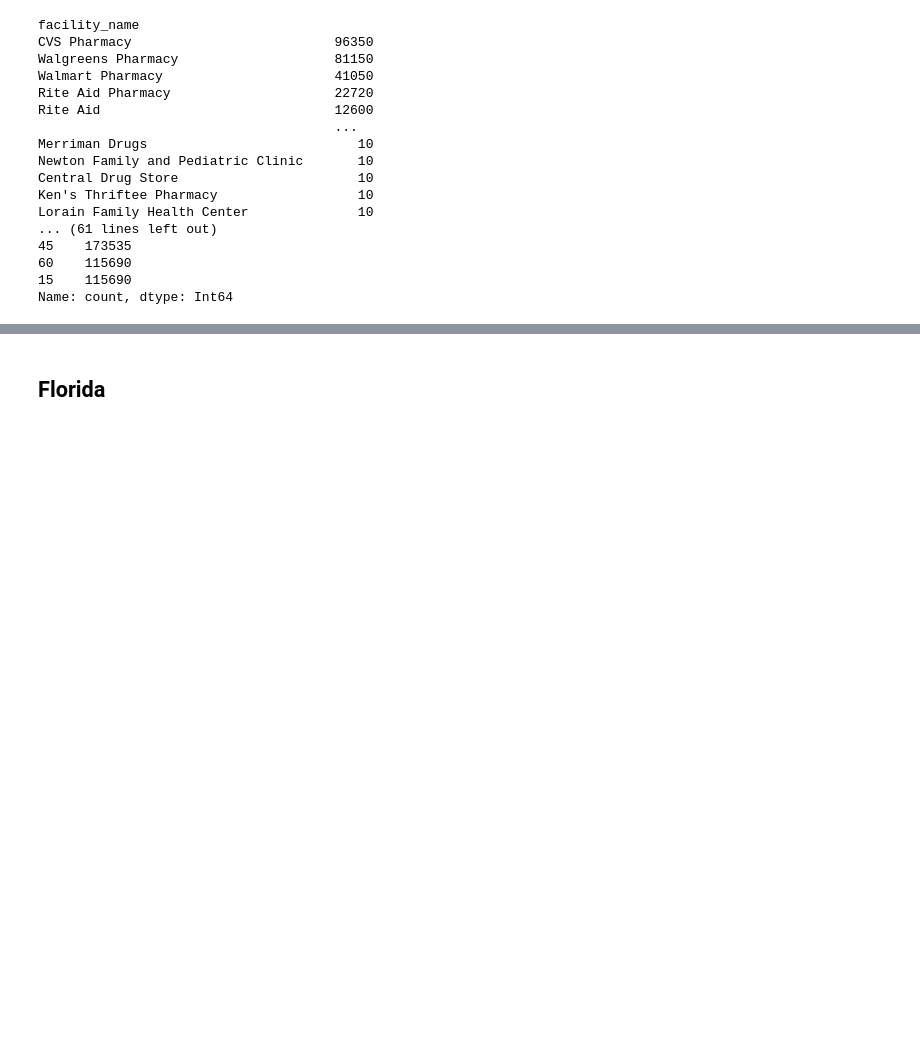
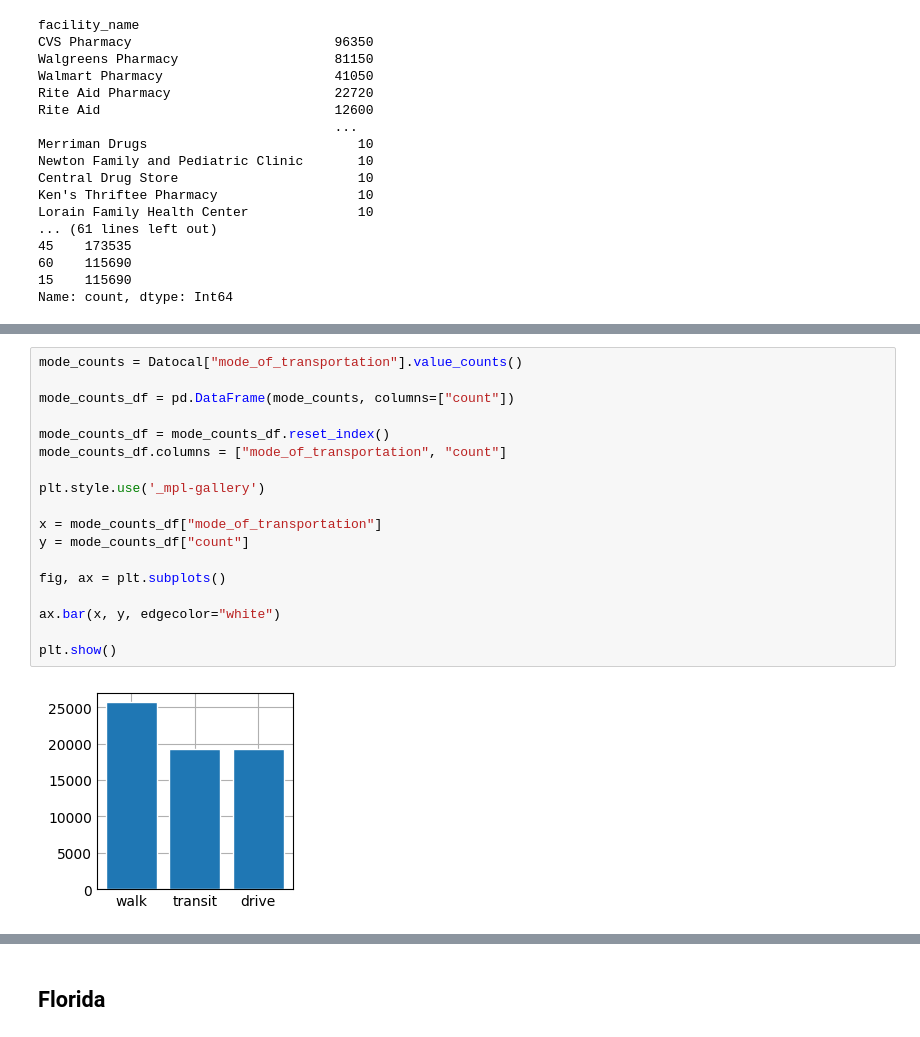
Before and after one commit to VicenteLizana/Solemne1, a Jupyter notebook: Prueba1.ipynb, the cells around one changed output, grey strips where cells are left out. Saved outputs shown, nothing was run; the diff lists cells and outputs as text; blank space fills up the shorter version.

```diff
--- a/Prueba1.ipynb
+++ b/Prueba1.ipynb
@@ -182,0 +225,20 @@ facility_counts_df.columns = ["facility_name", "count"]
+# %%
+mode_counts = Datocal["mode_of_transportation"].value_counts()
+
+mode_counts_df = pd.DataFrame(mode_counts, columns=["count"])
+
+mode_counts_df = mode_counts_df.reset_index()
+mode_counts_df.columns = ["mode_of_transportation", "count"]
+
+plt.style.use('_mpl-gallery')
+
+x = mode_counts_df["mode_of_transportation"]
+y = mode_counts_df["count"]
+
+fig, ax = plt.subplots()
+
+ax.bar(x, y, edgecolor="white")
+
+plt.show()
+# %% [output]
+[figure, added]
```
Also changed, not shown: parts of 23 cells of this notebook.
